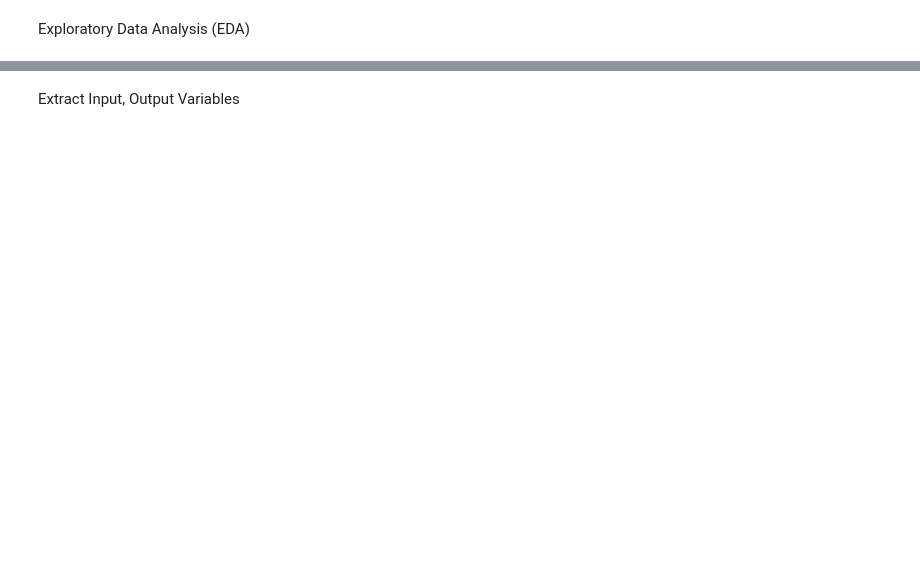
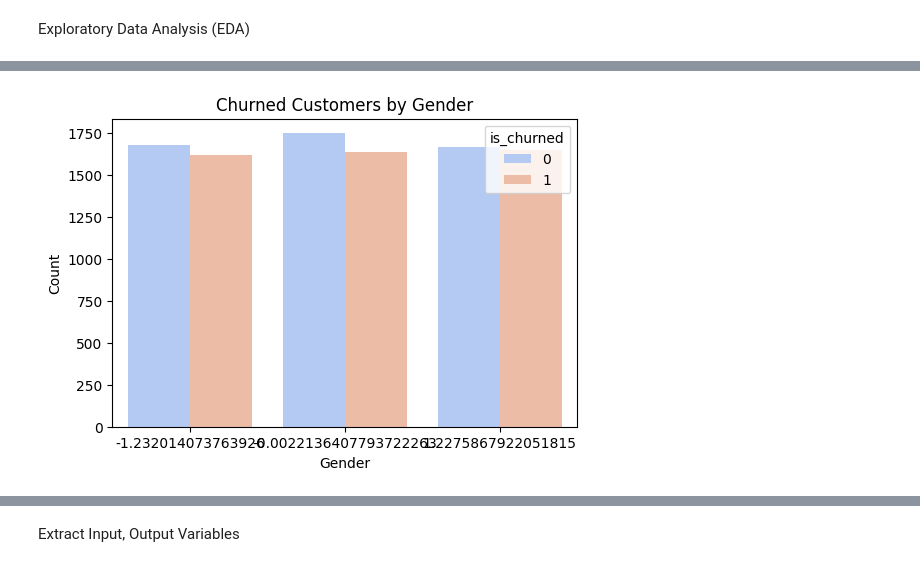
Before and after one commit to SobiaNoorAI/E-Commerce-Customer-Churn-Prediction, a Jupyter notebook: notebooks/Fact_Customer_Table.ipynb, the cells around one changed output, grey strips where cells are left out. Saved outputs shown, nothing was run; the diff lists cells and outputs as text; code cells hidden in the pictures; blank space fills up the shorter version.

```diff
--- a/notebooks/Fact_Customer_Table.ipynb
+++ b/notebooks/Fact_Customer_Table.ipynb
@@ -488,4 +471,17 @@ Passing `palette` without assigning `hue` is deprecated and will be removed in v
 [figure]
+# %%
+# Ensure new_dataset is defined
+new_dataset = dataset.copy()
+
+# Churned by Gender Visualization
+plt.figure(figsize=(6, 4))
+sns.countplot(data=new_dataset, x="gender", hue="is_churned", palette="coolwarm")
+plt.title("Churned Customers by Gender")
+plt.xlabel("Gender")
+plt.ylabel("Count")
+plt.show()
+# %% [output]
+[figure, added]
 # %%
 # Purchase Frequency Distribution
 plt.figure(figsize=(6,4))
```
Also changed, not shown: parts of 45 cells of this notebook, 18 other files.
